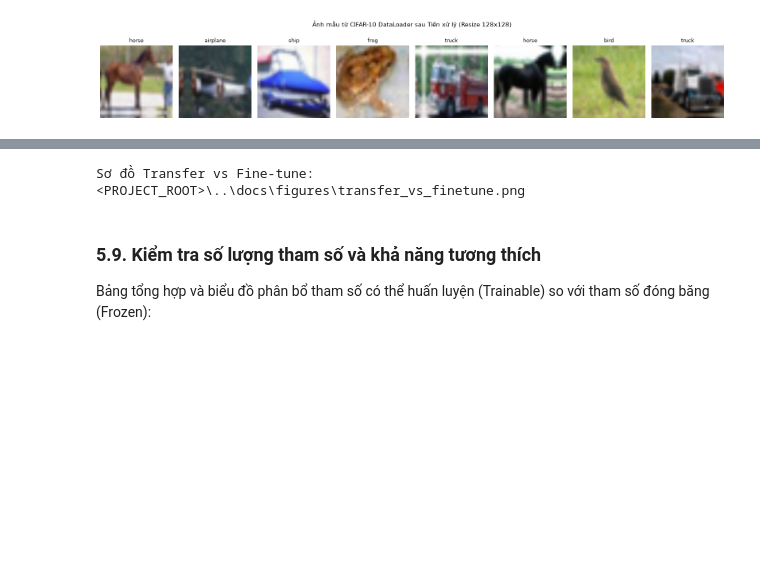
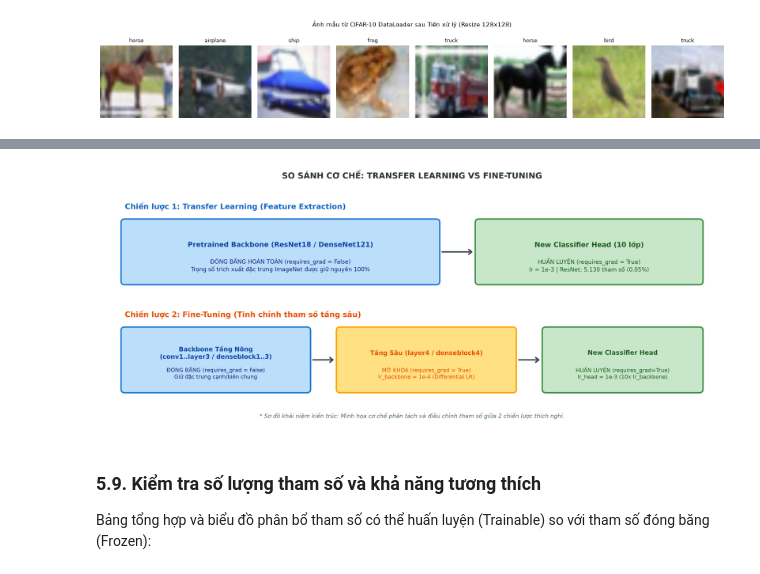
Before and after one commit to khanhlinh616/DL_Lab2_Nhom1, a Jupyter notebook: notebooks/Lab2_Practice2_Main.ipynb, the cells around one changed output, grey strips where cells are left out. Cells and saved outputs as stored; diff of their text form; code cells hidden in the pictures; blank space fills up the shorter version.

```diff
--- a/notebooks/Lab2_Practice2_Main.ipynb
+++ b/notebooks/Lab2_Practice2_Main.ipynb
@@ -519,12 +539,12 @@ Sử dụng thuật toán **Adam** với các hệ số mô-men mặc định $\
 Sơ đồ dưới đây minh họa sự khác biệt bản chất về cơ chế đóng băng/mở khóa tham số giữa Transfer Learning và Fine-Tuning:
 # %%
-xfer_fig = os.path.join(os.path.abspath(''), '..', 'docs', 'figures', 'transfer_vs_finetune.png')
+xfer_fig = os.path.join(os.path.abspath(''), '..', 'outputs', 'figures', 'transfer_vs_finetune.png')
 if os.path.exists(xfer_fig):
     display(Image(filename=xfer_fig, width=850))
 else:
     print(f"Sơ đồ Transfer vs Fine-tune: {xfer_fig}")
 # %% [output]
-Sơ đồ Transfer vs Fine-tune: <PROJECT_ROOT>\..\docs\figures\transfer_vs_finetune.png
+[figure, added]
 # %% [markdown]
 ### 5.9. Kiểm tra số lượng tham số và khả năng tương thích
 Bảng tổng hợp và biểu đồ phân bổ tham số có thể huấn luyện (Trainable) so với tham số đóng băng (Frozen):
```
Also changed, not shown: parts of 3 cells of this notebook, 9 other files.
